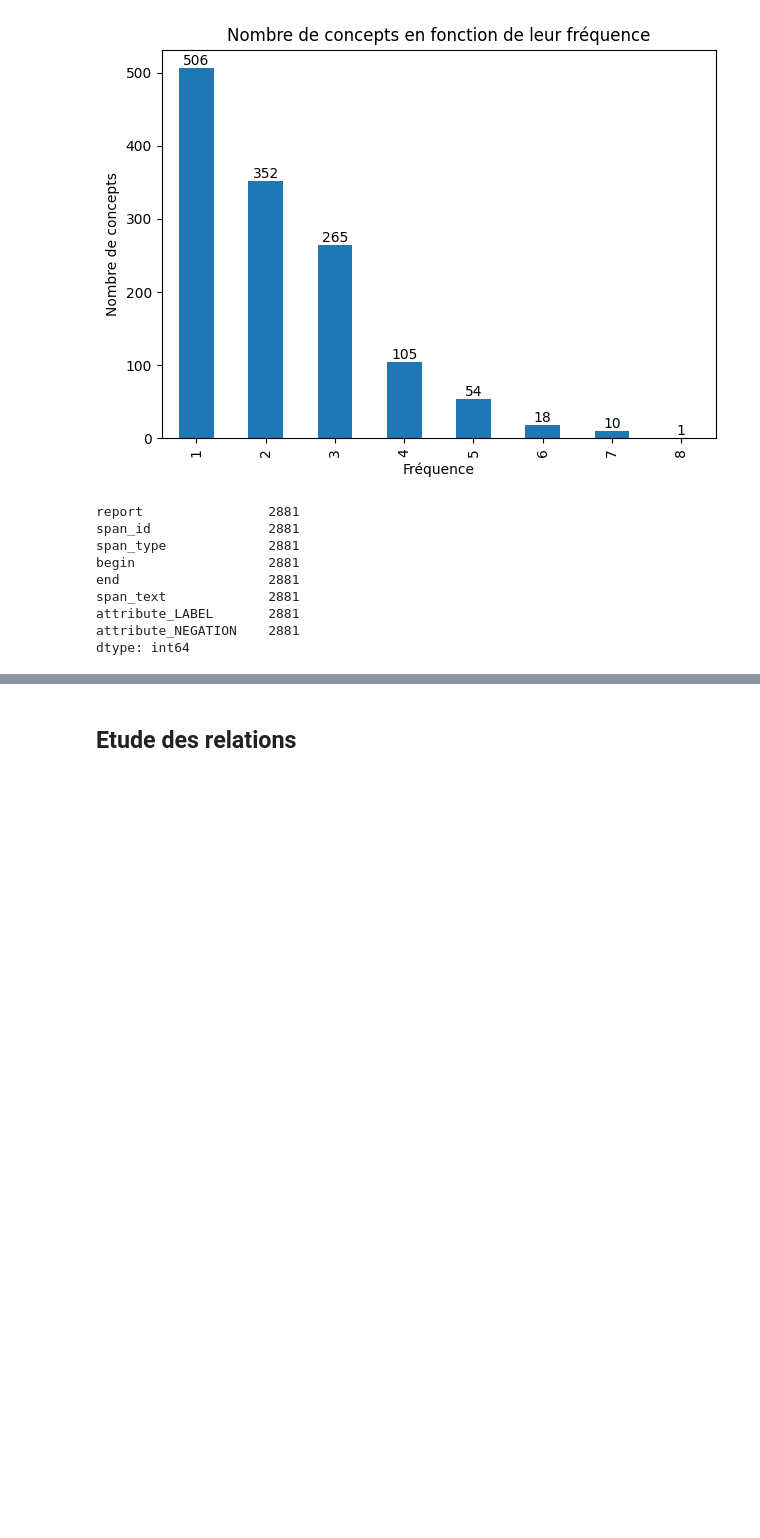
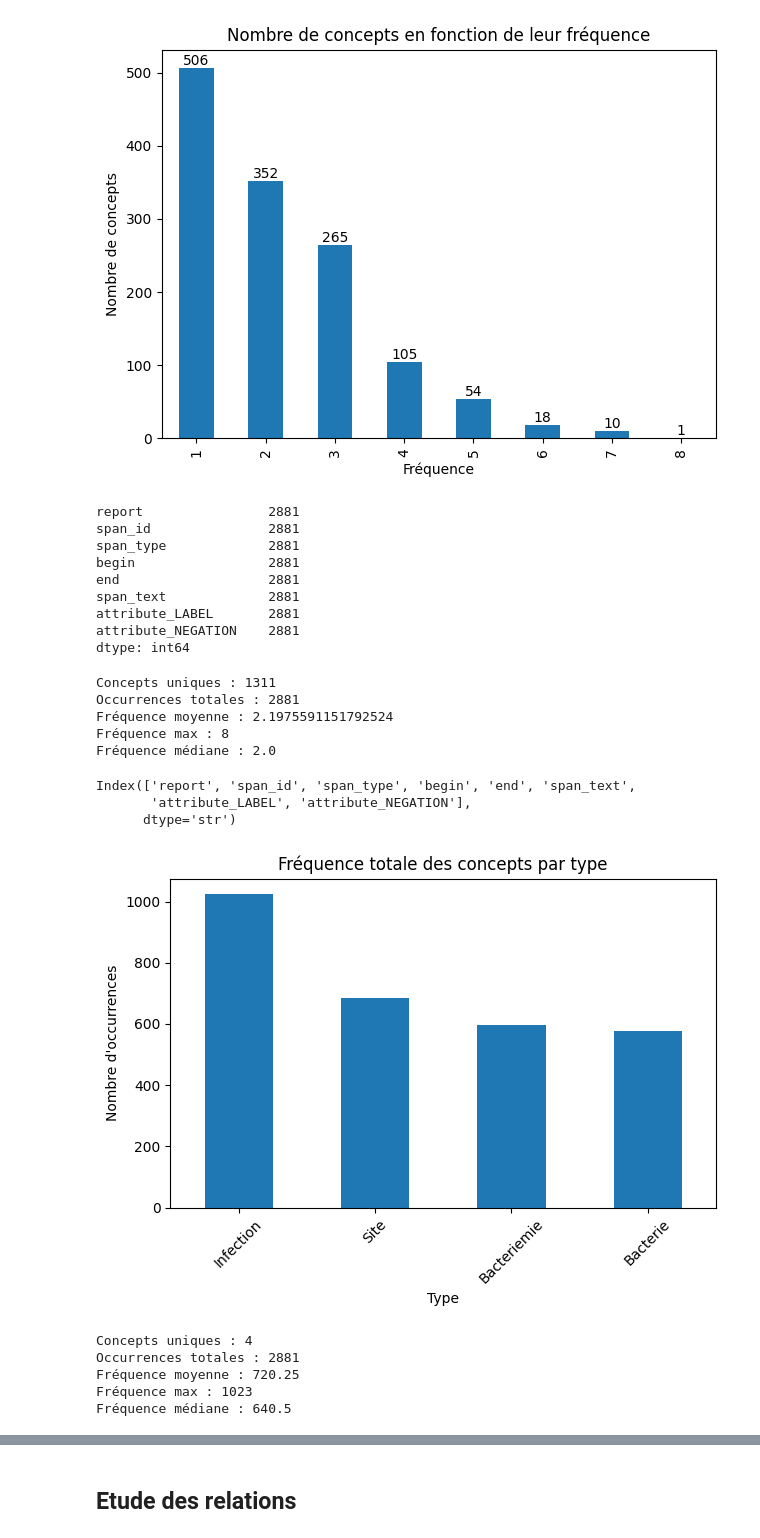
Before and after one commit to PJGouze/KG_RAG, a Jupyter notebook: KG_RAG/tests_and_req/statistiques_partages.ipynb, the cells around one changed output, grey strips where cells are left out. Cells and saved outputs as stored; diff of their text form; code cells hidden in the pictures; blank space fills up the shorter version.

Commit message:
ajout des stats sur les concepts

```diff
--- a/KG_RAG/tests_and_req/statistiques_partages.ipynb
+++ b/KG_RAG/tests_and_req/statistiques_partages.ipynb
@@ -48,3 +48,52 @@ span_text             2881
 attribute_LABEL       2881
 attribute_NEGATION    2881
 dtype: int64
+# %%
+decompte = concepts['span_id'].value_counts()
+
+print("Concepts uniques :", decompte.shape[0])
+print("Occurrences totales :", decompte.sum())
+print("Fréquence moyenne :", decompte.mean())
+print("Fréquence max :", decompte.max())
+print("Fréquence médiane :", decompte.median())
+# %% [output]
+Concepts uniques : 1311
+Occurrences totales : 2881
+Fréquence moyenne : 2.1975591151792524
+Fréquence max : 8
+Fréquence médiane : 2.0
+# %%
+print(dfs["spans"].columns)
+
+attribute_df = concepts[['attribute_LABEL', 'span_text']]
+attribute_count = attribute_df['attribute_LABEL'].value_counts()
+
+
+attribute_count.plot(kind="bar")
+
+plt.title("Fréquence totale des concepts par type")
+plt.xlabel("Type")
+plt.ylabel("Nombre d'occurrences")
+
+plt.xticks(rotation=45)
+plt.tight_layout()
+plt.show()
+# %% [output]
+Index(['report', 'span_id', 'span_type', 'begin', 'end', 'span_text',
+       'attribute_LABEL', 'attribute_NEGATION'],
+      dtype='str')
+[figure, added]
+# %%
+decompte_attribut = concepts['attribute_LABEL'].value_counts()
+
+print("Concepts uniques :", decompte_attribut.shape[0])
+print("Occurrences totales :", decompte_attribut.sum())
+print("Fréquence moyenne :", decompte_attribut.mean())
+print("Fréquence max :", decompte_attribut.max())
+print("Fréquence médiane :", decompte_attribut.median())
+# %% [output]
+Concepts uniques : 4
+Occurrences totales : 2881
+Fréquence moyenne : 720.25
+Fréquence max : 1023
+Fréquence médiane : 640.5
```
Also changed, not shown: parts of 2 cells of this notebook.
